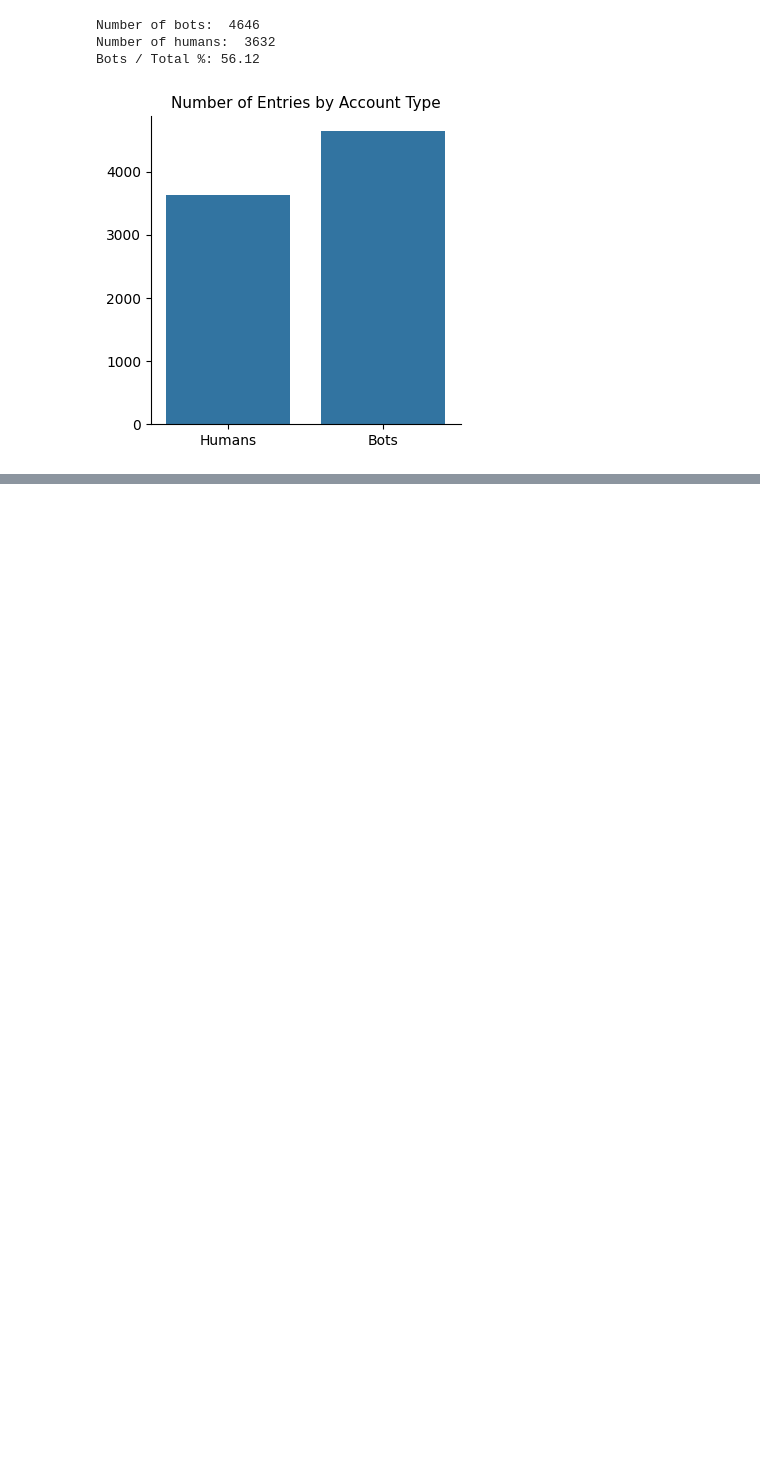
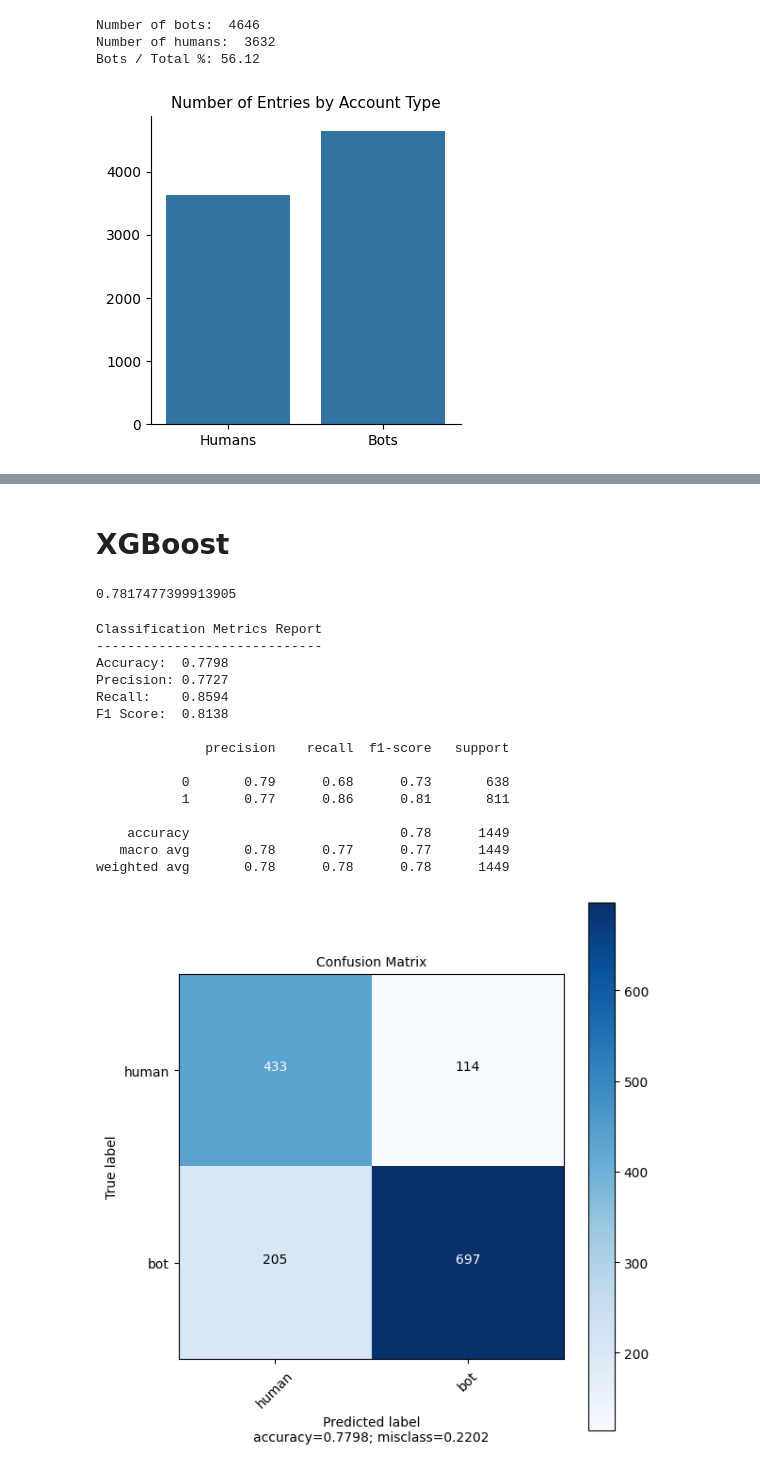
Before and after one commit to shuchuhuang/870_Project, a Jupyter notebook: modeling.ipynb, the cells around one changed output, grey strips where cells are left out. Drawn from its saved outputs; the diff is of its cells as text; code cells hidden in the pictures; blank space fills up the shorter version.

```diff
--- a/modeling.ipynb
+++ b/modeling.ipynb
@@ -249,0 +250,32 @@ plot_feature_importance(forest, features, model_alias='RandomForest')
+# %% [markdown]
+# XGBoost
+# %%
+# For XGBoost
+estimate = num_humans/num_bots
+estimate
+# %% [output]
+0.7817477399913905
+# %%
+xgb = XGBClassifier(scale_pos_weight=estimate)
+
+xgb.fit(X_train, y_train)
+preds = xgb.predict(X_val)
+# %%
+metrics_report(preds, y_val)
+# %% [output]
+Classification Metrics Report
+-----------------------------
+Accuracy:  0.7798
+Precision: 0.7727
+Recall:    0.8594
+F1 Score:  0.8138
+
+              precision    recall  f1-score   support
+
+           0       0.79      0.68      0.73       638
+           1       0.77      0.86      0.81       811
+
+    accuracy                           0.78      1449
+   macro avg       0.78      0.77      0.77      1449
+weighted avg       0.78      0.78      0.78      1449
+[figure, added]
```
Also changed, not shown: parts of 25 cells of this notebook.
